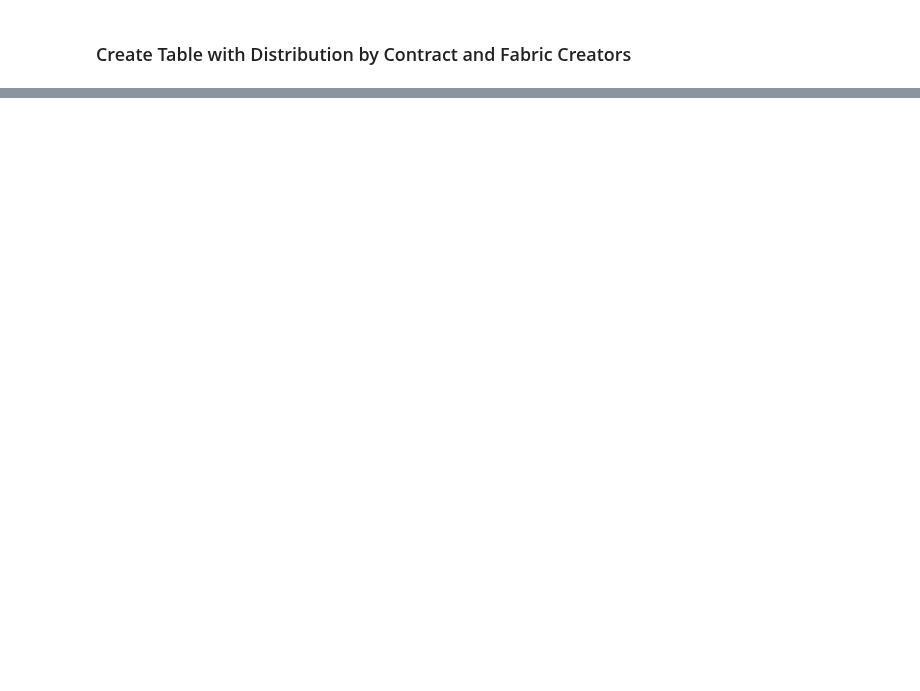
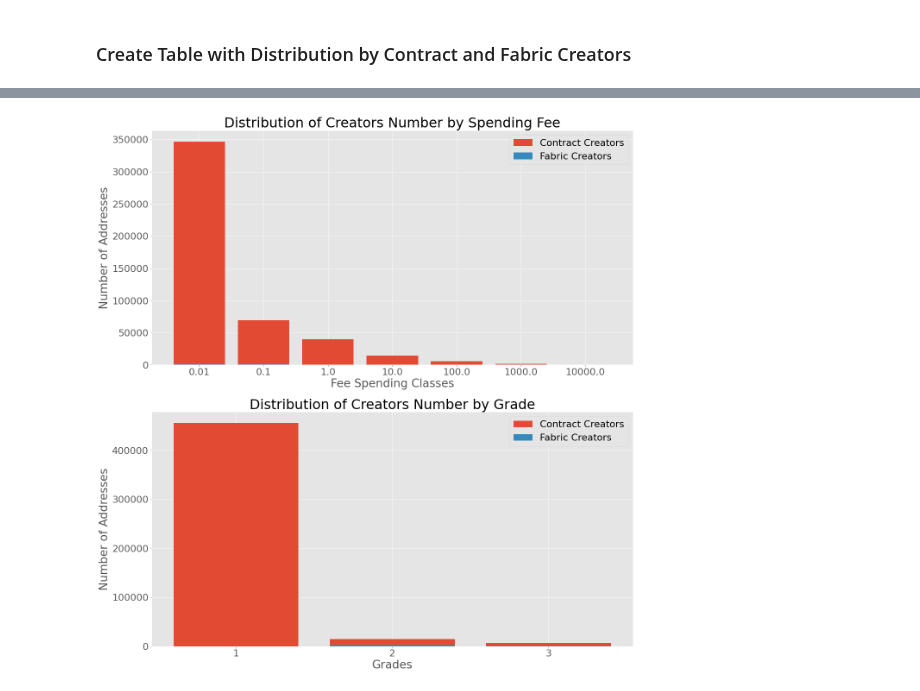
Before and after one commit to Snedashkovsky/cybergift, a Jupyter notebook: gas_analysis.ipynb, the cells around one changed output, grey strips where cells are left out. Drawn from its saved outputs; the diff is of its cells as text; code cells hidden in the pictures; blank space fills up the shorter version.

```diff
--- a/gas_analysis.ipynb
+++ b/gas_analysis.ipynb
@@ -132,0 +170,3 @@ Table gasdrop:gasdrop_distribution created and filled.
+# %%
+spending_fee_distr_by_grade_df = spending_fee_distr_df.groupby(['subtype', 'grade'])['number_of_creators'].agg(sum).reset_index()
+spending_fee_distr_by_grade_df
@@ -132,0 +180,32 @@ Table gasdrop:gasdrop_distribution created and filled.
+# %%
+mpl.rcParams['figure.figsize'] = (20.0, 22.0)
+plt.style.use('ggplot')
+plt.rcParams.update({'font.size': 22})
+fig, (ax1, ax2) = plt.subplots(2)
+# fig.suptitle('Distribution of Creators Number by Spending Fee and Grade')
+
+ax1.set_title('Distribution of Creators Number by Spending Fee')
+ax1.bar(
+    spending_fee_distr_df[spending_fee_distr_df.subtype=='creator'].fee_class.astype('str'),
+    spending_fee_distr_df[spending_fee_distr_df.subtype=='creator'].number_of_creators),
+ax1.bar(
+    spending_fee_distr_df[spending_fee_distr_df.subtype=='fabric'].fee_class.astype('str'),
+    spending_fee_distr_df[spending_fee_distr_df.subtype=='fabric'].number_of_creators)
+ax1.set_ylabel('Number of Addresses')
+ax1.set_xlabel('Fee Spending Classes')
+ax1.legend(labels=['Contract Creators', 'Fabric Creators'])
+
+ax2.set_title('Distribution of Creators Number by Grade')
+ax2.bar(
+    spending_fee_distr_by_grade_df[spending_fee_distr_by_grade_df.subtype=='creator'].grade.astype('str'),
+    spending_fee_distr_by_grade_df[spending_fee_distr_by_grade_df.subtype=='creator'].number_of_creators),
+ax2.bar(
+    spending_fee_distr_by_grade_df[spending_fee_distr_by_grade_df.subtype=='fabric'].grade.astype('str'),
+    spending_fee_distr_by_grade_df[spending_fee_distr_by_grade_df.subtype=='fabric'].number_of_creators)
+ax2.set_ylabel('Number of Addresses')
+ax2.set_xlabel('Grades')
+ax2.legend(labels=['Contract Creators', 'Fabric Creators'])
+
+plt.show()
+# %% [output]
+[figure, added]
```
Also changed, not shown: parts of 7 cells of this notebook, 2 other files.
